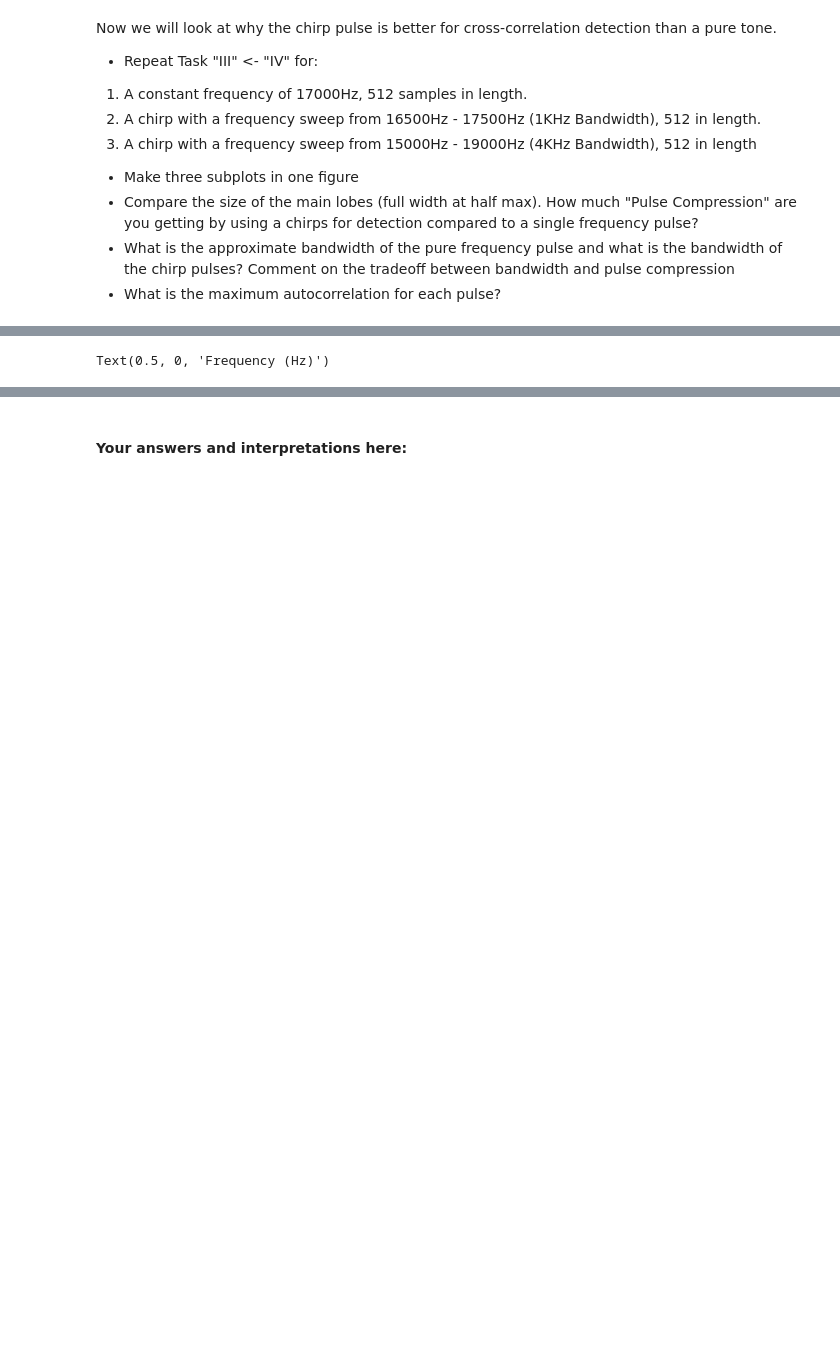
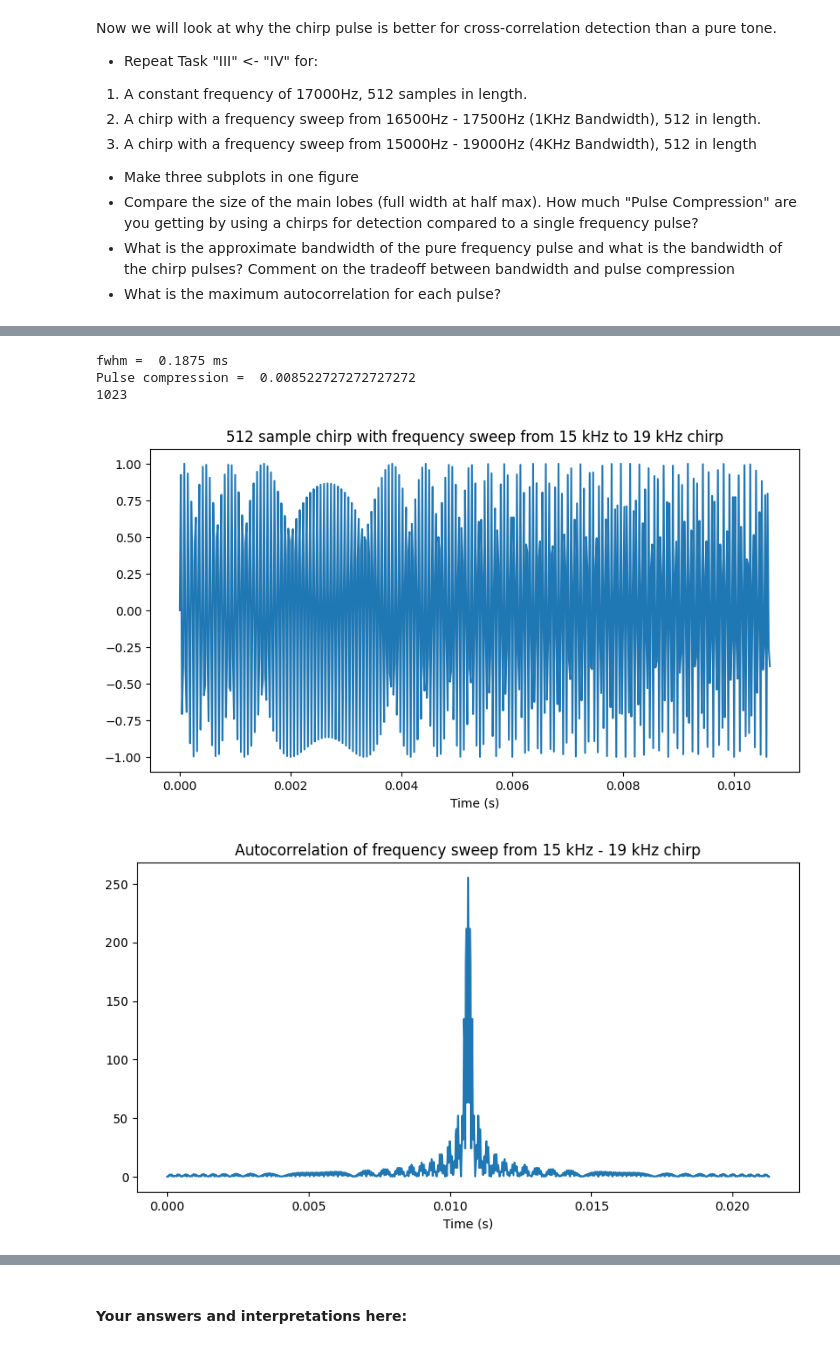
Before and after one commit to karu2003/rtsonar_farros, a Jupyter notebook: TimeDomain-Sonar.ipynb, the cells around one changed output, grey strips where cells are left out. Drawn from its saved outputs; the diff is of its cells as text; code cells hidden in the pictures; blank space fills up the shorter version.

```diff
--- a/TimeDomain-Sonar.ipynb
+++ b/TimeDomain-Sonar.ipynb
@@ -638,4 +697,5 @@ Pulse compression =  0.029356060606060608
 # %%
+%matplotlib inline
 # A chirp with a frequency sweep from 15000Hz - 19000Hz (4KHz Bandwidth), 512 in length
 fs = 48000
 sample = 512
@@ -653,7 +713,7 @@ width,height = plt.figaspect(0.5)
 figure(figsize=(width,height))
 plt.plot(t,chirp3)
 
-plt.title('512 sample chirp with frequency sweep from 15 kHz to 19 kHz chirp');
+plt.title('512 sample chirp with frequency sweep from 15 kHz to 19 kHz chirp')
 plt.xlabel('Time (s)')
 
 autocorrelation3 = signal.fftconvolve(chirp3, flipped_chirp3, mode = 'full')
@@ -677,4 +737,16 @@ fig = plt.figure(figsize=(width,height))
 plt.plot(f,abs(h))
 plt.title("Frequency response of 512 sample chirp pulse")
 plt.xlabel("Frequency (Hz)")
+
+hm = max(abs(autocorrelation3))/2
+vals = []
+
+for i in range(len(autocorrelation3)):
+    if abs(autocorrelation3[i]) >= hm:
+        vals.append(abs(autocorrelation3[i]))
+fwhm3 = len(vals) * 1/fs * 1000
+
+print("fwhm = ",fwhm3, "ms")
+print("Pulse compression = ",fwhm3/22)
+print(len(autocorrelation3))
 # %% [output]
@@ -687 +753,5 @@ plt.xlabel("Frequency (Hz)")
-Text(0.5, 0, 'Frequency (Hz)')
+fwhm =  0.1875 ms
+Pulse compression =  0.008522727272727272
+1023
+[figure, added]
+[figure, added]
```
Also changed, not shown: parts of 24 cells of this notebook, 10 other files.
